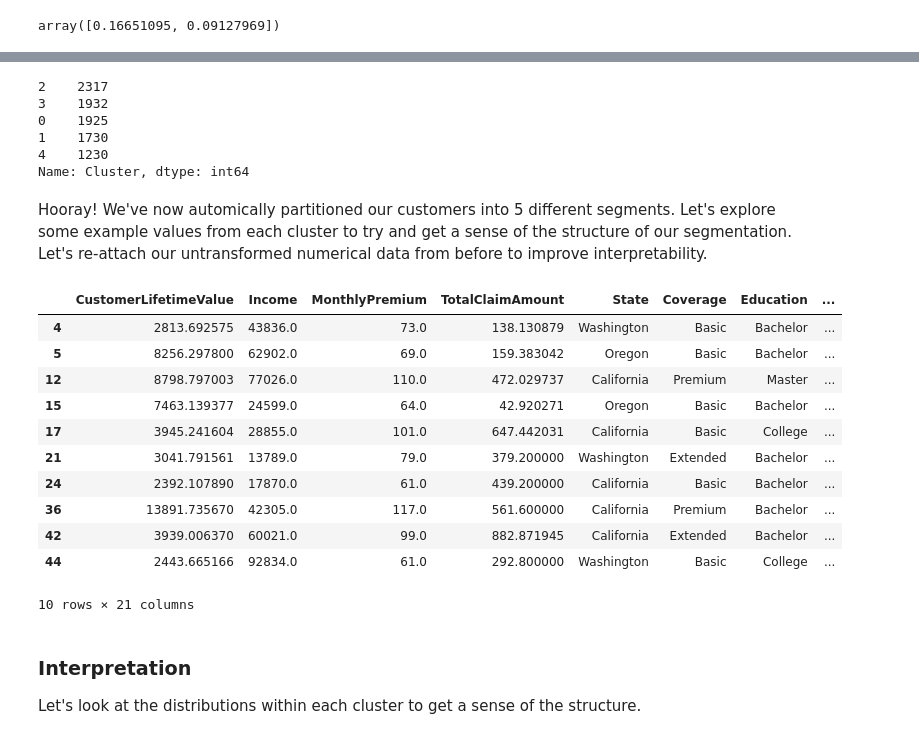
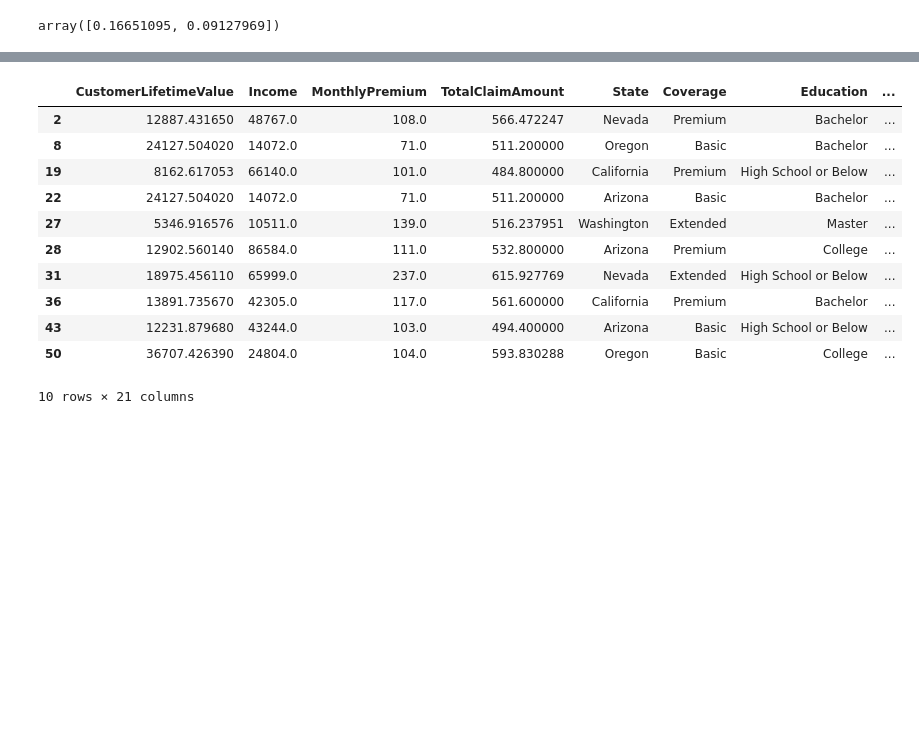
Before and after one commit to jcrossyale/ibm-marketing-analysis, a Jupyter notebook: ibm-auto-insurance-analysis.ipynb, the cells around one changed output, grey strips where cells are left out. Saved outputs shown, nothing was run; the diff lists cells and outputs as text; code cells hidden in the pictures; blank space fills up the shorter version.

```diff
--- a/ibm-auto-insurance-analysis.ipynb
+++ b/ibm-auto-insurance-analysis.ipynb
@@ -775,0 +879,14 @@ array([0.16651095, 0.09127969])
+# %%
+# Get indices of categorical columns to feed into model
+cat_column_index = [df_proto.columns.get_loc(c) for c in df_proto.select_dtypes([np.object]).columns]
+
+# Create and Fit KPrototypes model
+kproto = KPrototypes(n_clusters=5,
+                     max_iter=50,
+                     n_init=30,
+                     init='Cao',
+                     verbose=2,
+                     random_state=111,
+                     n_jobs=-1)
+
+kproto.fit(data_array, categorical=cat_column_index)
@@ -791,26 +931,0 @@ KPrototypes is a hybrid clustering algorithm that combines KMeans and KModes, wh
-# %%
-df_proto = df.drop(columns=['CustomerLifetimeValue',
-                            'Income',
-                            'MonthlyPremium',
-                            'TotalClaimAmount',
-                            'VehicleSize',
-                            'Response',
-                            'EffectiveToDate',
-                            'RenewOfferType',
-                            'SalesChannel',
-                            'PolicyLevel',
-                            'Gender'])
-
-# Convert int data columns to float64 dtype
-int_mask = (df_proto.dtypes == 'int64')
-df_proto.loc[:,int64_mask] = df_proto.loc[:,int_mask].astype('float64')
-
-# Create copied dataframe with scaled float columns
-minmax_scaler = MinMaxScaler()
-float_mask = (df_proto.dtypes == 'float64')
-
-df_proto_scaled = df_proto.copy()
-df_proto_scaled.loc[:,float_mask] = minmax_scaler.fit_transform(df_proto.loc[:,float_mask])
-
-# Convert to numpy array
-data_array = df_proto_scaled.values
@@ -850,11 +931,0 @@ df_proto['Cluster'] = clusters
-# %%
-df_proto['Cluster'].value_counts()
-# %% [output]
-2    2317
-3    1932
-0    1925
-1    1730
-4    1230
-Name: Cluster, dtype: int64
-# %% [markdown]
-Hooray! We've now automically partitioned our customers into 5 different segments. Let's explore some example values from each cluster to try and get a sense of the structure of our segmentation. Let's re-attach our untransformed numerical data from before to improve interpretability.
@@ -865,20 +932,16 @@ df_proto = pd.concat([df[['CustomerLifetimeValue','Income','MonthlyPremium','Tot
 # %%
-# First Cluster
-df_proto[df_proto['Cluster'] == 0].head(10)
+# Sample data from first cluster
+df_proto[df_proto['Cluster'] == 4].head(10)
 # %% [output]
 |  | CustomerLifetimeValue | Income | MonthlyPremium | TotalClaimAmount | State | Coverage | Education | ... |
-| 4 | 2813.692575 | 43836.0 | 73.0 | 138.130879 | Washington | Basic | Bachelor | ... |
-| 5 | 8256.297800 | 62902.0 | 69.0 | 159.383042 | Oregon | Basic | Bachelor | ... |
-| 12 | 8798.797003 | 77026.0 | 110.0 | 472.029737 | California | Premium | Master | ... |
-| 15 | 7463.139377 | 24599.0 | 64.0 | 42.920271 | Oregon | Basic | Bachelor | ... |
-| 17 | 3945.241604 | 28855.0 | 101.0 | 647.442031 | California | Basic | College | ... |
-| 21 | 3041.791561 | 13789.0 | 79.0 | 379.200000 | Washington | Extended | Bachelor | ... |
-| 24 | 2392.107890 | 17870.0 | 61.0 | 439.200000 | California | Basic | Bachelor | ... |
+| 2 | 12887.431650 | 48767.0 | 108.0 | 566.472247 | Nevada | Premium | Bachelor | ... |
+| 8 | 24127.504020 | 14072.0 | 71.0 | 511.200000 | Oregon | Basic | Bachelor | ... |
+| 19 | 8162.617053 | 66140.0 | 101.0 | 484.800000 | California | Premium | High School or Below | ... |
+| 22 | 24127.504020 | 14072.0 | 71.0 | 511.200000 | Arizona | Basic | Bachelor | ... |
+| 27 | 5346.916576 | 10511.0 | 139.0 | 516.237951 | Washington | Extended | Master | ... |
+| 28 | 12902.560140 | 86584.0 | 111.0 | 532.800000 | Arizona | Premium | College | ... |
+| 31 | 18975.456110 | 65999.0 | 237.0 | 615.927769 | Nevada | Extended | High School or Below | ... |
 | 36 | 13891.735670 | 42305.0 | 117.0 | 561.600000 | California | Premium | Bachelor | ... |
-| 42 | 3939.006370 | 60021.0 | 99.0 | 882.871945 | California | Extended | Bachelor | ... |
-| 44 | 2443.665166 | 92834.0 | 61.0 | 292.800000 | Washington | Basic | College | ... |
+| 43 | 12231.879680 | 43244.0 | 103.0 | 494.400000 | Arizona | Basic | High School or Below | ... |
+| 50 | 36707.426390 | 24804.0 | 104.0 | 593.830288 | Oregon | Basic | College | ... |
 10 rows × 21 columns
-# %% [markdown]
-### Interpretation
-
-Let's look at the distributions within each cluster to get a sense of the structure.
```
Also changed, not shown: parts of 54 cells of this notebook.
